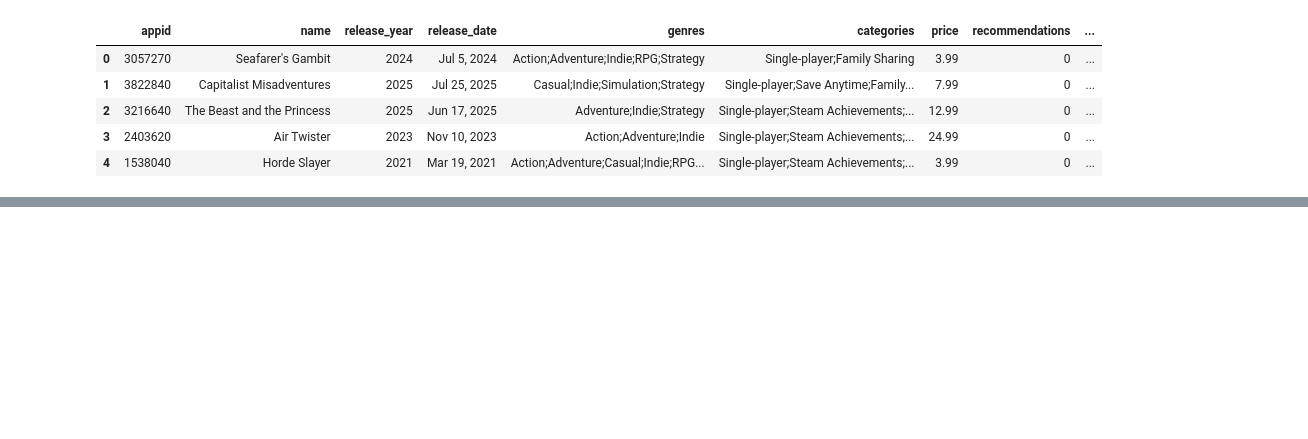
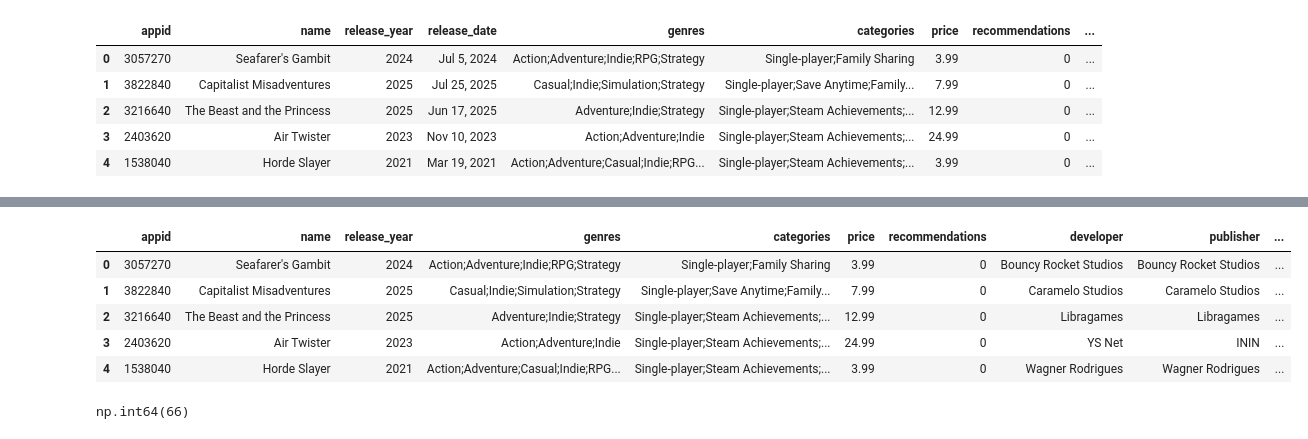
Before and after one commit to ekudrin/ml_examples, a Jupyter notebook: notebooks/steam_games.ipynb, the cells around one changed output, grey strips where cells are left out. Cells and saved outputs as stored; diff of their text form; code cells hidden in the pictures; blank space fills up the shorter version.

```diff
--- a/notebooks/steam_games.ipynb
+++ b/notebooks/steam_games.ipynb
@@ -26,0 +95,29 @@ df.head(5)
+# %%
+# "можно" было бы оставить, если бы не было ситуации, когда часть значений не содержит месяца как такового
+# для начал удалим значения без полноценной даты, к этому можно вернуться потом.
+df = df[~((df['release_date'] == 'Q4 2025') | (df['release_date'] == '2025'))]
+# %%
+# Значение 'December 2025' содержит достаточно информации для работы, приведем её к общему виду
+df['release_date'] = df['release_date'].replace({'December 2025': 'Dec 01, 2025'})
+# %%
+# Теперь можем привести к datetime и оставить из колонки только месяц
+df['release_date'] =  pd.to_datetime(df['release_date'])
+df['relaase_month'] = df['release_date'].dt.month
+df = df.drop('release_date', axis=1)
+# %%
+df.head(5)
+# %% [output]
+|  | appid | name | release_year | genres | categories | price | recommendations | developer | publisher | ... |
+| 0 | 3057270 | Seafarer's Gambit | 2024 | Action;Adventure;Indie;RPG;Strategy | Single-player;Family Sharing | 3.99 | 0 | Bouncy Rocket Studios | Bouncy Rocket Studios | ... |
+| 1 | 3822840 | Capitalist Misadventures | 2025 | Casual;Indie;Simulation;Strategy | Single-player;Save Anytime;Family... | 7.99 | 0 | Caramelo Studios | Caramelo Studios | ... |
+| 2 | 3216640 | The Beast and the Princess | 2025 | Adventure;Indie;Strategy | Single-player;Steam Achievements;... | 12.99 | 0 | Libragames | Libragames | ... |
+| 3 | 2403620 | Air Twister | 2023 | Action;Adventure;Indie | Single-player;Steam Achievements;... | 24.99 | 0 | YS Net | ININ | ... |
+| 4 | 1538040 | Horde Slayer | 2021 | Action;Adventure;Casual;Indie;RPG... | Single-player;Steam Achievements;... | 3.99 | 0 | Wagner Rodrigues | Wagner Rodrigues | ... |
+# %%
+# Жанры и категории хранятся списком в одной колонке.
+# Для начала было бы неплохо понять размах, сколько разных значений в целом бывает в колонке,
+# К скольки бинарным колонкам это приведет
+# Опять же можно было бы, если бы не было пустых значений.
+df['genres'].isna().sum()
+# %% [output]
+np.int64(66)
```
Also changed, not shown: parts of 27 cells of this notebook, 1 other file.
